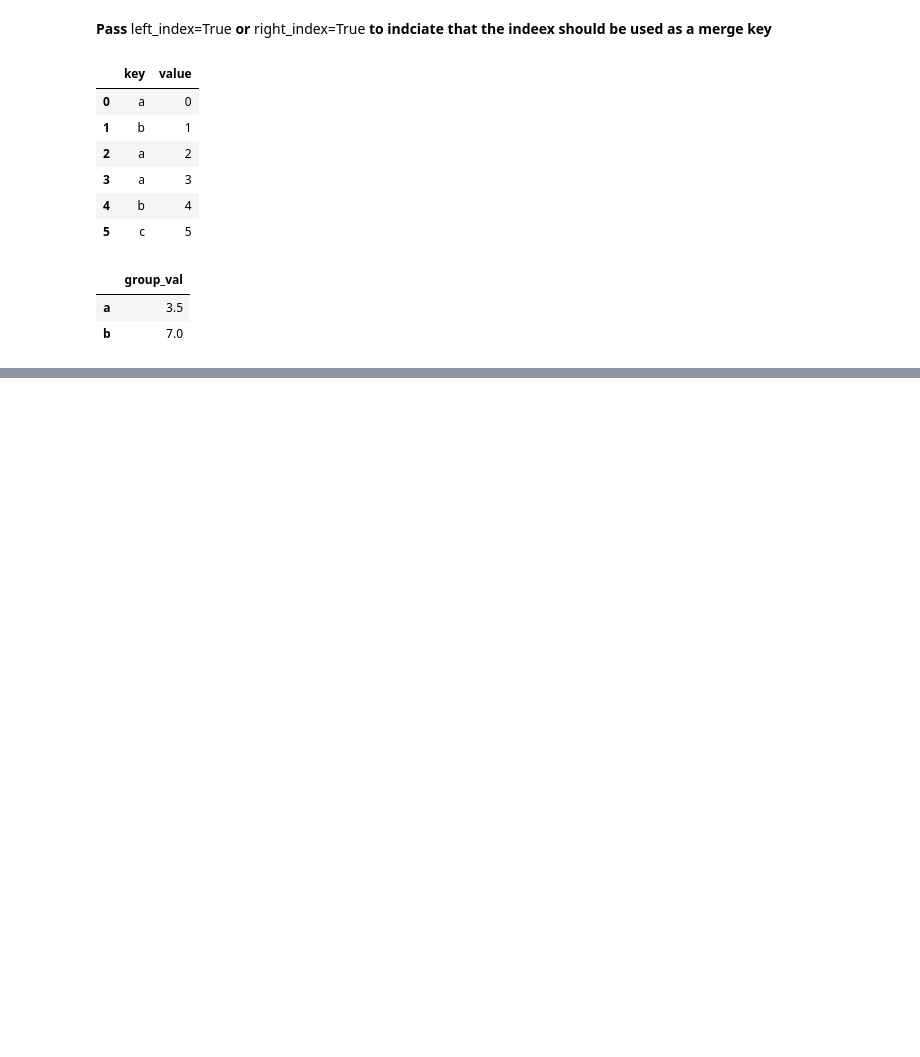
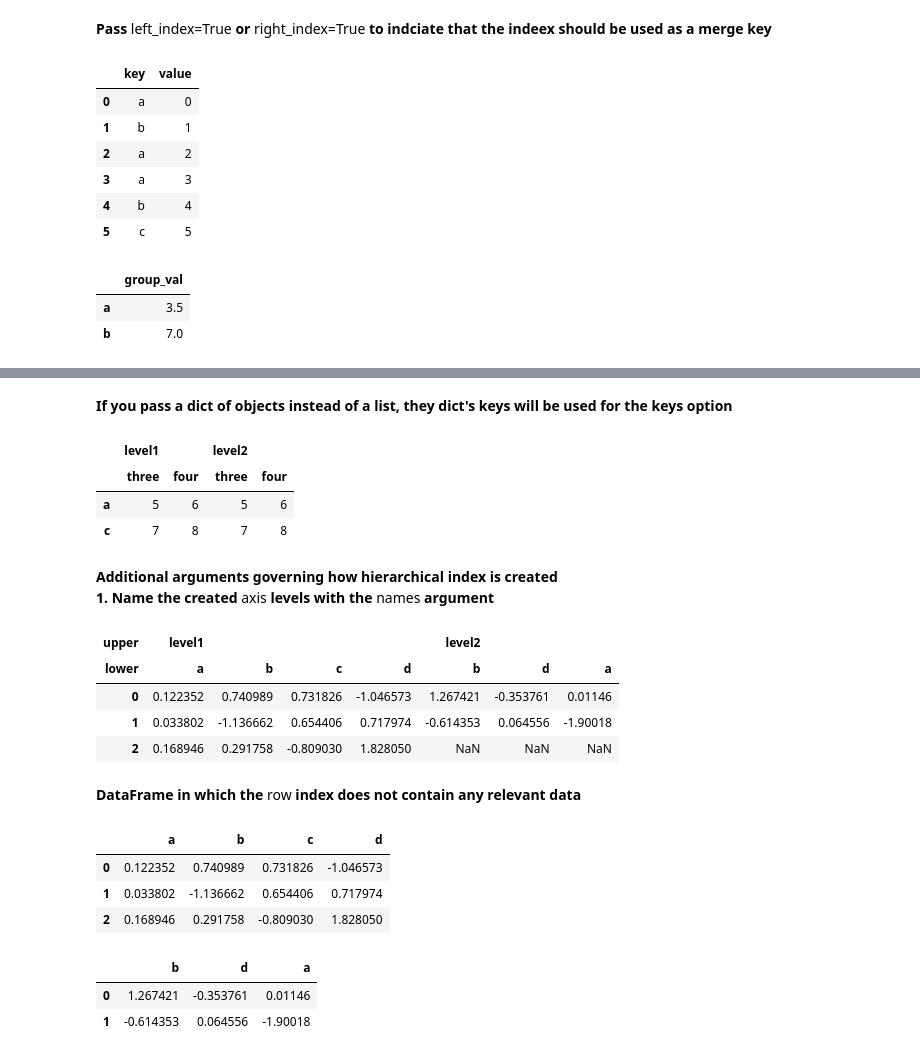
Before and after one commit to lzeng11bc/pandas-practice, a Jupyter notebook: datawrangling.ipynb, the cells around one changed output, grey strips where cells are left out. Drawn from its saved outputs; the diff is of its cells as text; code cells hidden in the pictures; blank space fills up the shorter version.

```diff
--- a/datawrangling.ipynb
+++ b/datawrangling.ipynb
@@ -445,0 +689,2 @@ right1
+# %%
+df1=pd.DataFrame(np.arange(6).reshape(3,2),index=['a','b','c'],columns=['one','two'])
@@ -445,0 +698,2 @@ right1
+# %%
+df2=pd.DataFrame(5+np.arange(4).reshape(2,2),index=['a','c'],columns=['three','four'])
@@ -445,0 +716,20 @@ right1
+# %% [markdown]
+**If you pass a dict of objects instead of a list, they dict's keys will be used for the keys option**
+# %%
+pd.concat({'level1':df2,'level2':df2},axis=1)
+# %% [output]
+|  | level1 |  | level2 |  |
+|  | three | four | three | four |
+| a | 5 | 6 | 5 | 6 |
+| c | 7 | 8 | 7 | 8 |
+# %% [markdown]
+**Additional arguments governing how hierarchical index is created**<br>
+**1. Name the created** axis **levels with the** names **argument**
+# %%
+pd.concat([df1,df2],axis=1,keys=['level1','level2'],names=['upper','lower'])
+# %% [output]
+| upper | level1 |  |  |  | level2 |  |  |
+| lower | a | b | c | d | b | d | a |
+| 0 | 0.122352 | 0.740989 | 0.731826 | -1.046573 | 1.267421 | -0.353761 | 0.01146 |
+| 1 | 0.033802 | -1.136662 | 0.654406 | 0.717974 | -0.614353 | 0.064556 | -1.90018 |
+| 2 | 0.168946 | 0.291758 | -0.809030 | 1.828050 | NaN | NaN | NaN |
@@ -445,0 +738,9 @@ right1
+# %% [markdown]
+**DataFrame in which the** row **index does not contain any relevant data**
+# %%
+df1
+# %% [output]
+|  | a | b | c | d |
+| 0 | 0.122352 | 0.740989 | 0.731826 | -1.046573 |
+| 1 | 0.033802 | -1.136662 | 0.654406 | 0.717974 |
+| 2 | 0.168946 | 0.291758 | -0.809030 | 1.828050 |
@@ -445,0 +749,6 @@ right1
+# %%
+df2
+# %% [output]
+|  | b | d | a |
+| 0 | 1.267421 | -0.353761 | 0.01146 |
+| 1 | -0.614353 | 0.064556 | -1.90018 |
```
Also changed, not shown: parts of 124 cells of this notebook.
